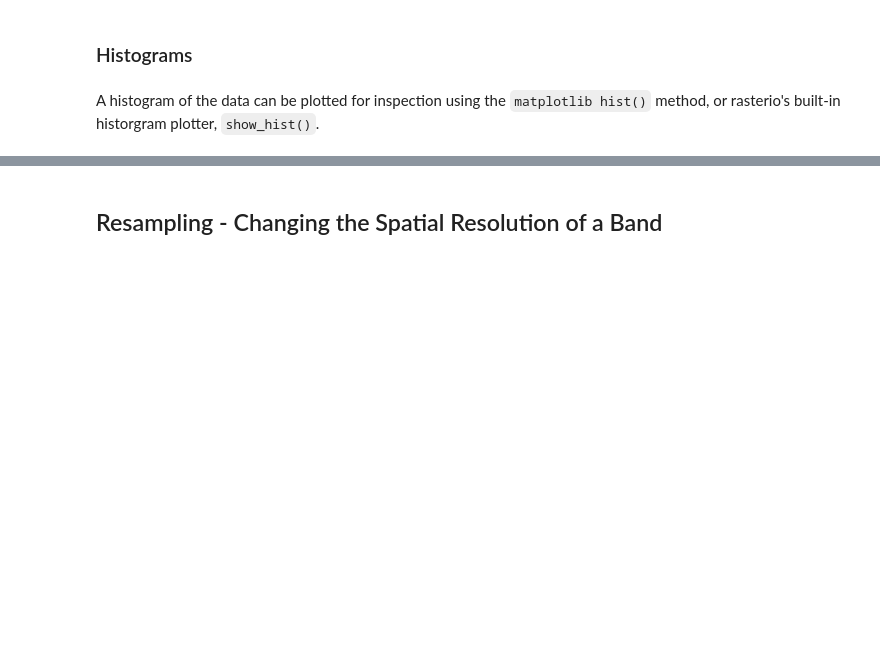
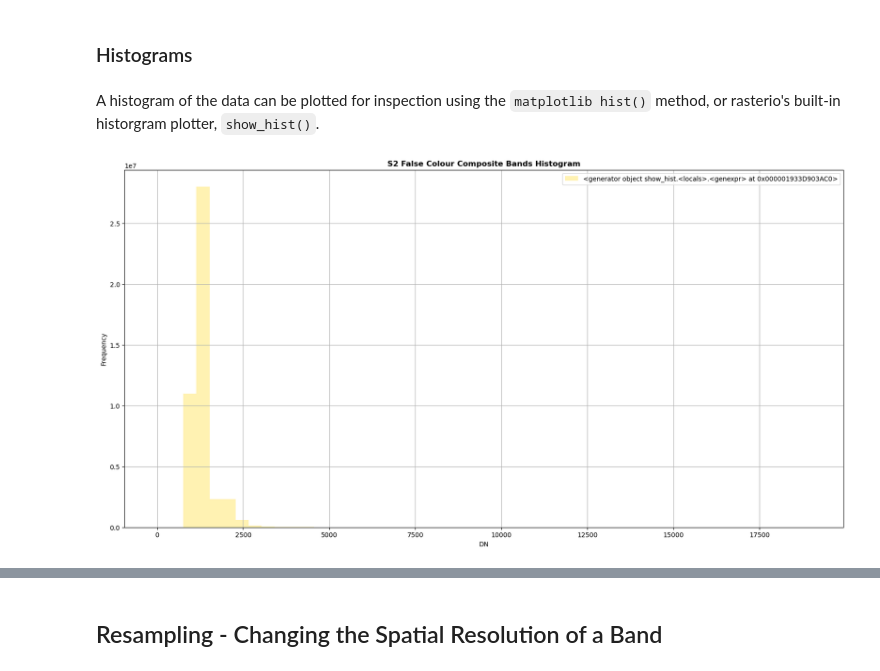
Before and after one commit to rwilks-earthobs/msc_eo_challenge, a Jupyter notebook: Introductory Jupyter Notebook.ipynb, the cells around one changed output, grey strips where cells are left out. Drawn from its saved outputs; the diff is of its cells as text; code cells hidden in the pictures; blank space fills up the shorter version.

```diff
--- a/Introductory Jupyter Notebook.ipynb
+++ b/Introductory Jupyter Notebook.ipynb
@@ -150,12 +161,22 @@ b_10m_band_img = get_band(b_10m_filepath)
 * Here we automatically create the **img_band_dict** object above for every image
 * The below assumes that all zipped data folders have being manually extracted
 # %%
-# set data directory
-sen2dir = './starter_data/sentinel2/'
+# set data directory (Mac)
+# sen2dir = './starter_data/sentinel2/'
+
+# windows
+sen2dir = '.\\starter_data\\sentinel2\\'
 
 # get list of image directories using the .SAFE extension as selector
 lst = os.listdir(sen2dir)
+
 img_dirs_lst = [x for x in lst if x.endswith('.SAFE')]
+
+
+# Alternative if .SAFE not protected by your unzip
+# img_dirs_lst = [x for x in lst if not x.endswith('.zip') and x[0]!='.']
+
+
 # sort list by date so that bands are in the correct order
 img_dirs_lst.sort(key = lambda x: x.split('_')[2])
 
@@ -174,10 +195,10 @@ all_img_dicts = []
 
 ## Select your join
 # MAC
-jn = '/'
+# jn = '/'
 
 # Windows
-# jn = '\\'
+jn = '\\'
 
 # For each image folder in the Sentinel2 folder:
 for img_folder in img_dirs_lst:
@@ -524,12 +561,14 @@ A histogram of the data can be plotted for inspection using the `matplotlib hist
 # %%
 # rasterio
 from rasterio.plot import show_hist
 
 fig, ax_hist = plt.subplots(figsize=(20, 10))
 
 show_hist(
-    b03_img, bins=50, lw=0.0, stacked=False, alpha=0.3,
+    b03, bins=50, lw=0.0, stacked=False, alpha=0.3,
     histtype='stepfilled', ax=ax_hist, title='S2 False Colour Composite Bands Histogram')
+# %% [output]
+[figure, added]
 # %%
 # matplotlib
 fig, ax_hist = plt.subplots(figsize=(20, 10))
```
Also changed, not shown: parts of 24 cells of this notebook, 3 other files.
